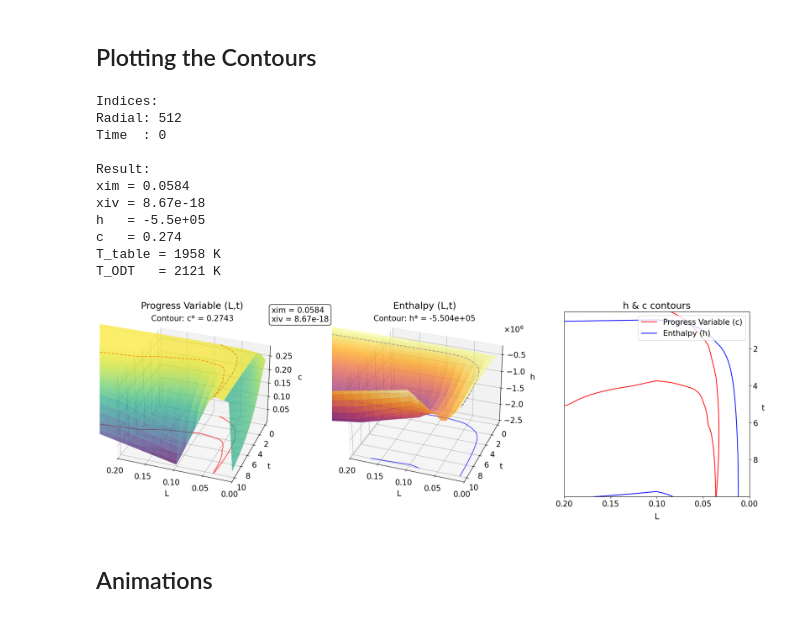
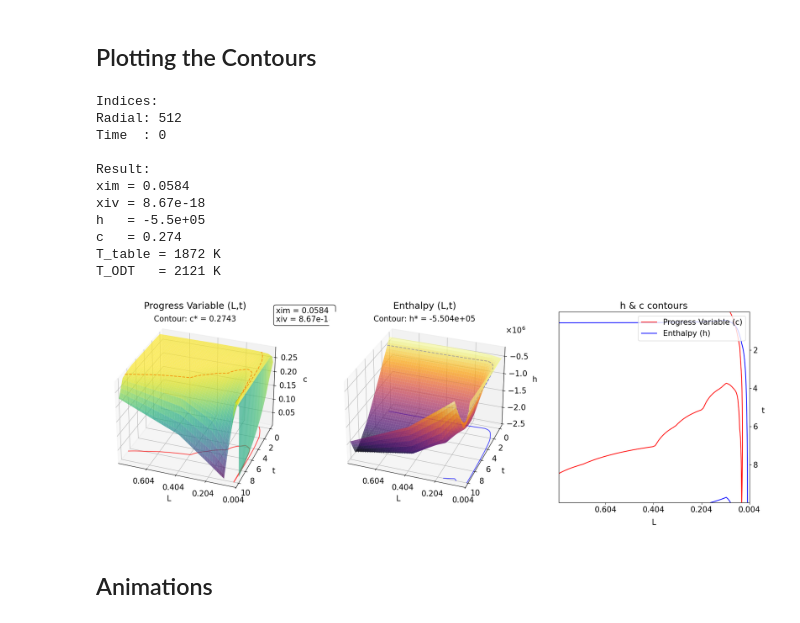
Before and after one commit to jwp91/TableMaker, a Jupyter notebook: flameTableMaker_workspace.ipynb, the cells around one changed output. Drawn from its saved outputs; the diff is of its cells as text; code cells hidden in the pictures.

```diff
--- a/flameTableMaker_workspace.ipynb
+++ b/flameTableMaker_workspace.ipynb
@@ -97,3 +128,14 @@ Time elapsed creating T_func: 13949.687644004822
+# %%
+# Unpack results
+T_func_newMethod, tableInfo = result
+h_table_newMethod = tableInfo[0][0]
+h_indices_newMethod = tableInfo[0][1]
+c_table_newMethod = tableInfo[1][0]
+c_indices_newMethod = tableInfo[1][1]
+
+# Create interpolator
+hInterp = tm2.create_interpolator_mvlt(h_table, h_indices)
+cInterp = tm2.create_interpolator_mvlt(c_table, c_indices)
 # %% [markdown]
 # A Priori ODT Analysis
 # %%
@@ -143,9 +185,9 @@ if input("Are you sure you want to re-run aPriori?")=='y':
             else:
                 # Query the table
                 if radInd == 0 and timeInd == 0:
-                    Tqueried[radInd][timeInd] = T_func[0](xim, xiv, h, c, useStoredSolution = False)
+                    Tqueried[radInd][timeInd] = T_func_newMethod[0](xim, xiv, h, c, useStoredSolution = False)
                 else:
-                    Tqueried[radInd][timeInd] = T_func[0](xim, xiv, h, c, useStoredSolution = True)
+                    Tqueried[radInd][timeInd] = T_func_newMethod[0](xim, xiv, h, c, useStoredSolution = True)
 else:
     print("Overridden, a Priori not conducted.")
 
@@ -319,7 +353,7 @@ if input("Re-query the table?") == 'y':
         c = SORdf['30_progVar'][i]
         # Temporarily suppress warnings
         with warnings.catch_warnings():
-            SORdf.loc[i, '31_T_queried'] = T_func[0](xim, 0, h, c, useStoredSolution = False)
+            SORdf.loc[i, '31_T_queried'] = T_func_newMethod[0](xim, 0, h, c, useStoredSolution = False)
         if i%30 == 0:
             print(f"Finished row {i}/{len(SORdf['2_posf'])}")
 # %% [output]
@@ -614,37 +648,37 @@ xiv = np.abs(ODTxivvals[radInd][tInd])
 h   = ODThvals[radInd][tInd]
 c   = ODTcvals[radInd][tInd]
 T_ODT = ODTTvals[radInd][tInd]
 T_tablequeried = T_func[0](xim, xiv, h, c, useStoredSolution = False)[0]
 print("Indices:")
 print(f"Radial: {radInd}")
 print(f"Time  : {tInd}")
 print()
 print("Result:")
 print(f"xim = {xim:.3g}")
 print(f"xiv = {xiv:.3g}")
 print(f"h   = {h:.3g}")
 print(f"c   = {c:.3g}")
 print(f"T_table = {T_tablequeried:.4g} K")
 print(f"T_ODT   = {T_ODT:.4g} K")
 
 #----- Create plot
 hknown = h
 cknown = c
-Ls, ts, hs, cs, xim, xiv = createPlotData(xim, xiv, hInterp, cInterp)
-plotHCLT(hknown, cknown, Ls, ts, hs, cs, xim, xiv, save =  False)
+Ls, ts, hs, cs, xim, xiv = createPlotData(xim, xiv, hInterp, cInterp, Lbounds, tbounds)
+plotHCLT(hknown, cknown, Ls, ts, hs, cs, xim, xiv, Lbounds, tbounds, save =  False, LtickSpacing = 0.2)
 # %% [output]
 Indices:
 Radial: 512
 Time  : 0
 
 Result:
 xim = 0.0584
 xiv = 8.67e-18
 h   = -5.5e+05
 c   = 0.274
-T_table = 1958 K
+T_table = 1872 K
 T_ODT   = 2121 K
-[figure, old version]
+[figure, new version]
 # %% [markdown]
 ## Animations
 # %% [markdown]
```
Also changed, not shown: parts of 5 cells of this notebook, 2 other files.
